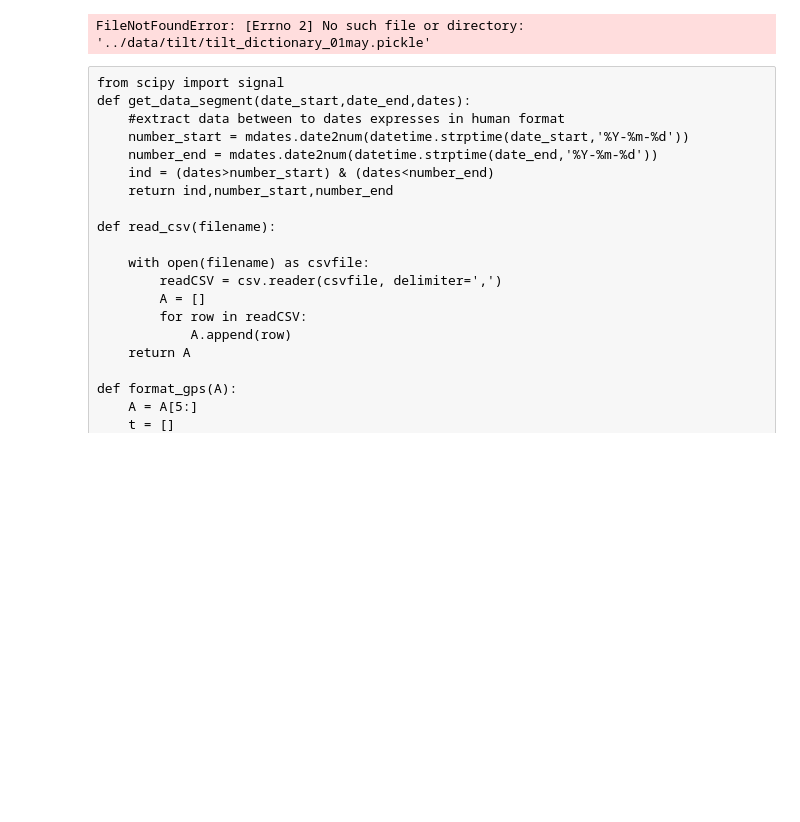
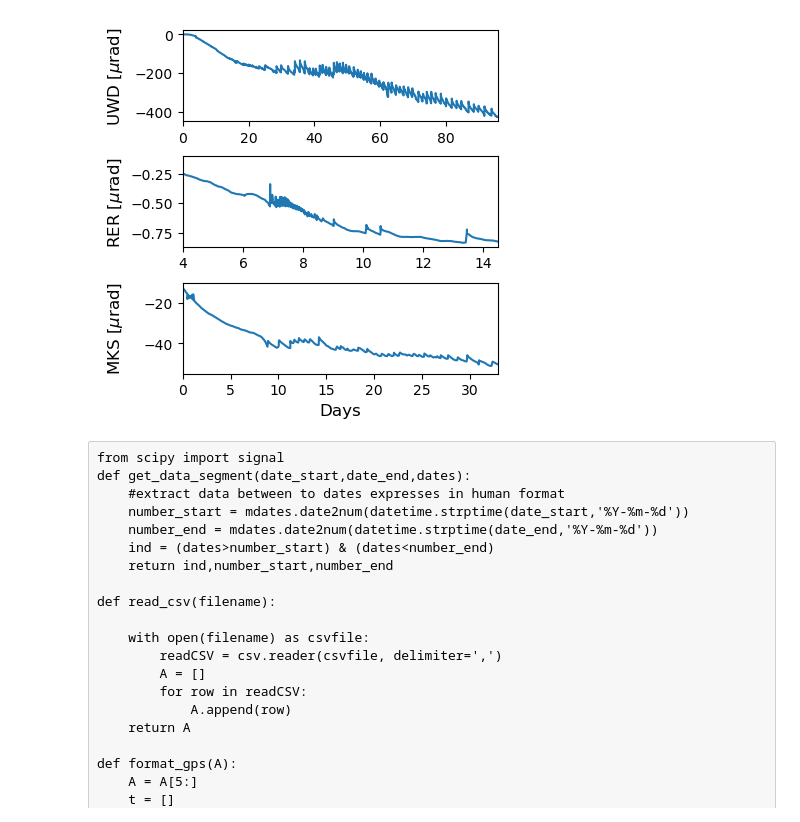
Before and after one commit to alberoman/kila_codes, a Jupyter notebook: paper.ipynb, the cells around one changed output. Saved outputs shown, nothing was run; the diff lists cells and outputs as text; code cells hidden in the pictures; blank space fills up the shorter version.

```diff
--- a/paper.ipynb
+++ b/paper.ipynb
@@ -16,7 +16,7 @@ from PCA_projection_tilt import *
 mpl.rcParams.update(mpl.rcParamsDefault)
 plt.rcParams['svg.fonttype'] = 'none'
 path_figs = 'paper_figs/'
-path_tilt_paper = 'tmp/'
+path_tilt_paper = '../tmp/'
 date_initial_str = '2018-05-01'
 date_final_str = '2018-08-05'
 months = mdates.MonthLocator()  # every month
@@ -125,7 +125,7 @@ def get_data_segment(date_start,date_end,dates):
     ind = (dates>number_start) & (dates<number_end)
     return ind,number_start,number_end
 
-stations = pickle.load(open('../data/tilt/tilt_dictionary_01may.pickle','rb'))
+stations = pickle.load(open('../data/tilt_dictionary_01may.pickle','rb'))
 b, a = signal.butter(2, 0.03)
 name = 'UWD'
 east = stations[name]['east']
@@ -147,9 +147,9 @@ east = east[::1]
 time = time - time[0]
 u1,w1,u2,w2,PCAmean = PCA_vectors(east,north) #Extract PCA vector and PCA mean
 proj_max = east * u1 + north * w1
-proj_max = signal.filtfilt(b, a, proj_max)
+proj_max = signal.filtfilt(b, a,north)
 tilt = proj_max[:]
-fig = plt.figure(constrained_layout=True, figsize = (7,4))
+fig = plt.figure(constrained_layout=True, figsize = (5,4))
 gs = fig.add_gridspec(3, 3)
 ax0 = fig.add_subplot(gs[0, :2])
 ax0.plot(time,tilt)
@@ -159,35 +159,34 @@ data = read_csv(path_tilt_paper + 'reunion_seis.csv')
 days,tilt = format_tilt(data)
 tilt = tilt[np.argsort(days)]
 days = days[np.argsort(days)]
 
 #days = days - days[0]
 tilt = tilt - tilt[0]
 ax1 = fig.add_subplot(gs[1, :2])
 ax1.plot(days,tilt)
 ax1.set_xlim([4,14.5])
 ax1.set_ylim([-0.87,-0.10])
 ax1.tick_params(labelsize = 10)
 ax1.set_ylabel('RER [$\mu$rad]',fontsize= 12)
 data = read_csv(path_tilt_paper + 'myake_data.csv')
 days,tilt = format_tilt(data)
 
 #days = days - days[0]
 tilt = tilt - tilt[0]
 tilt = tilt[np.argsort(days)]
 days = days[np.argsort(days)]
 tilt = - tilt
 ax2 = fig.add_subplot(gs[2, :2])
 ax2.plot(days,tilt)
 ax2.set_xlabel('Days',fontsize= 12)
 ax2.set_ylabel('MKS [$\mu$rad]',fontsize= 12)
 ax2.set_xlim([0,33])
 ax2.set_ylim([-55,-10])
 fig.align_ylabels([ax0,ax1,ax2])
 plt.savefig(path_figs + 'Tilt_Examples.pdf')
-
 plt.show()
 # %% [output]
-FileNotFoundError: [Errno 2] No such file or directory: '../data/tilt/tilt_dictionary_01may.pickle'
+[figure, added]
 # %% [raw]
 from scipy import signal
 def get_data_segment(date_start,date_end,dates):
```
Also changed, not shown: parts of 2 cells of this notebook, 7 other files.
